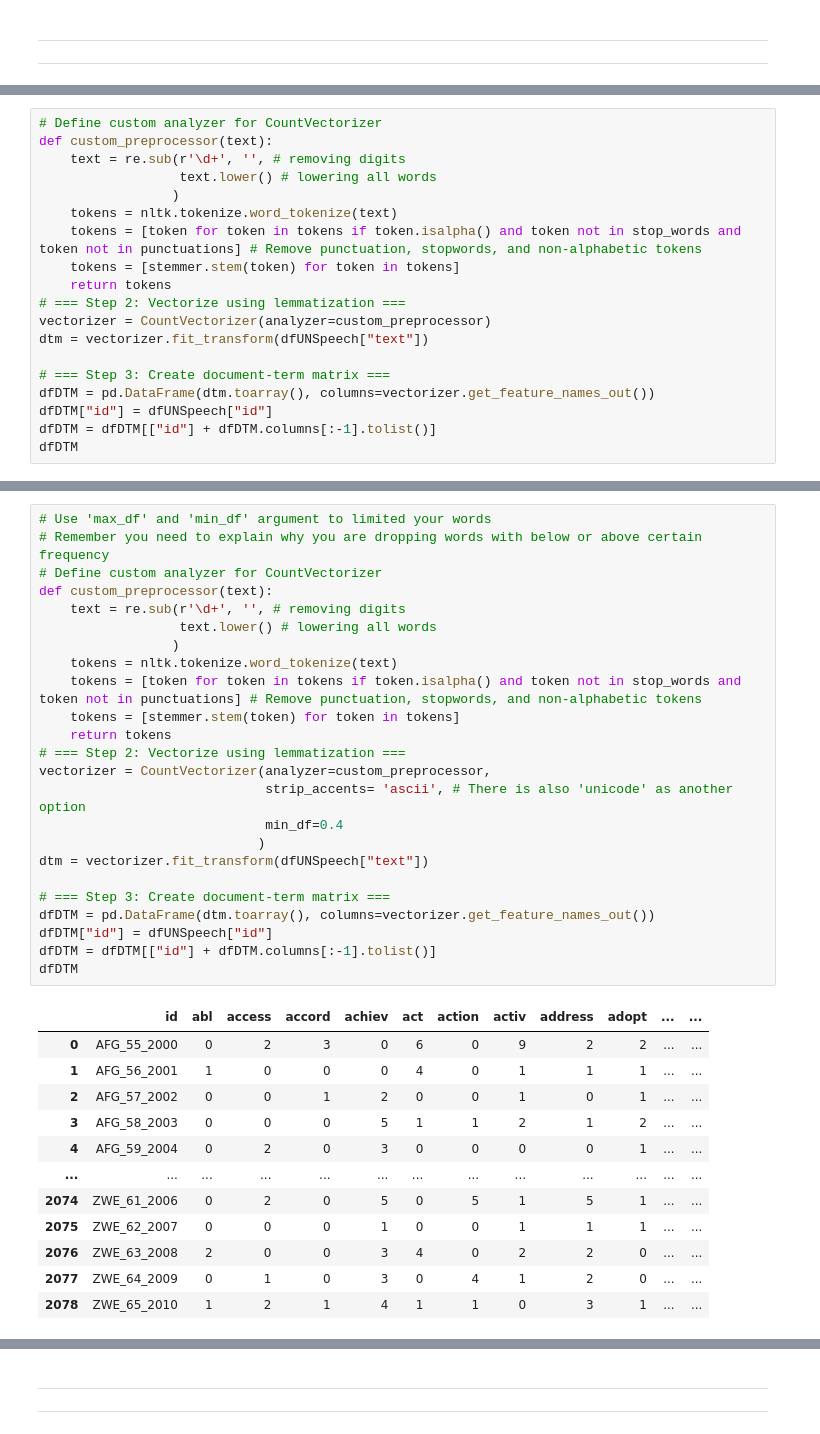
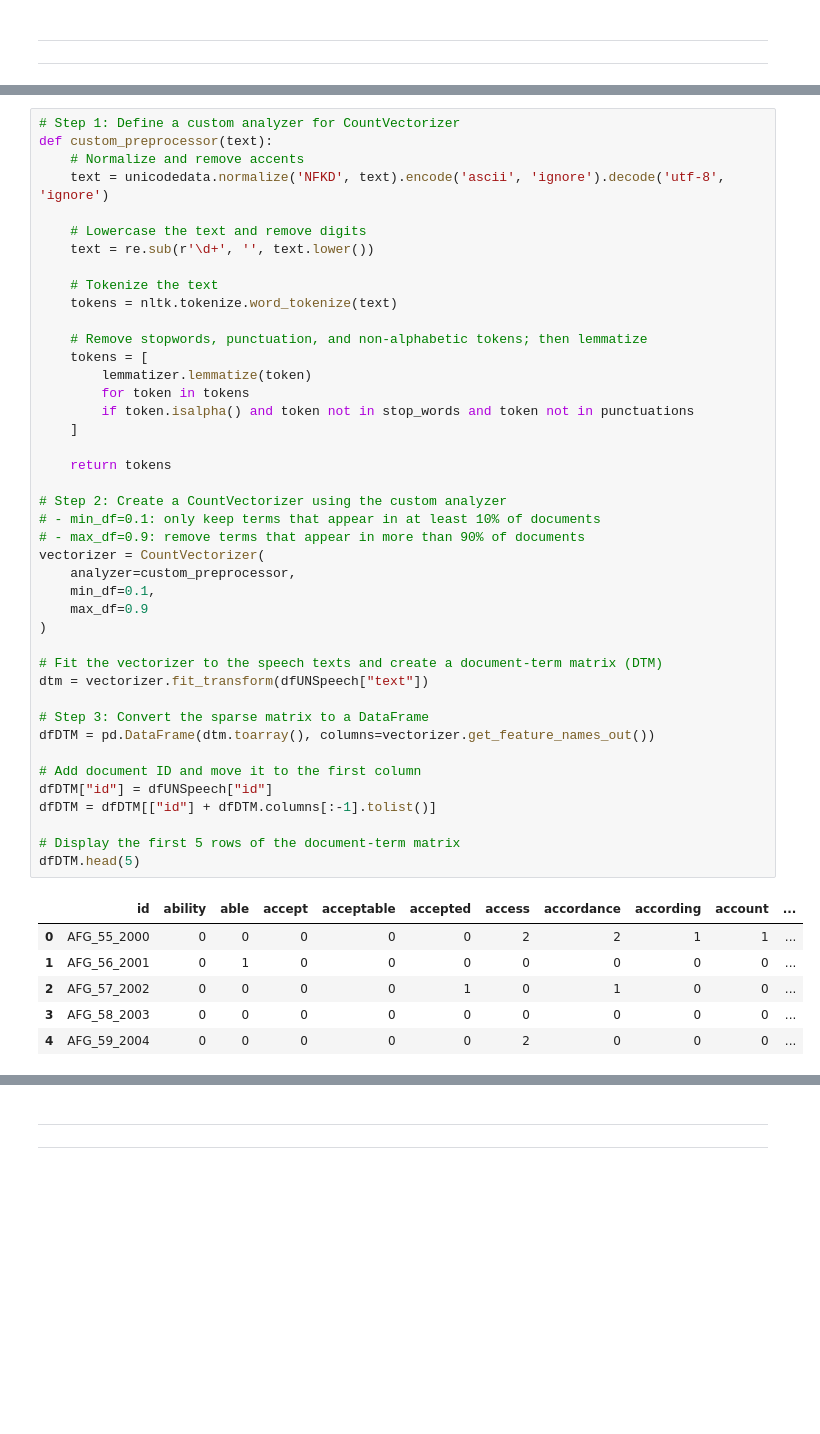
Before and after one commit to mahdi-khesali/Computational-Methods-for-Social-Scientists, a Jupyter notebook: p4/_python/s2/s2_lecture.ipynb, the cells around one changed output, grey strips where cells are left out. Drawn from its saved outputs; the diff is of its cells as text; blank space fills up the shorter version.

```diff
--- a/p4/_python/s2/s2_lecture.ipynb
+++ b/p4/_python/s2/s2_lecture.ipynb
@@ -231,19 +344,0 @@ dfDTM = dfDTM[["id"] + dfDTM.columns[:-1].tolist()]
-# %%
-# Define custom analyzer for CountVectorizer
-def custom_preprocessor(text):
-    text = re.sub(r'\d+', '', # removing digits
-                  text.lower() # lowering all words
-                 )
-    tokens = nltk.tokenize.word_tokenize(text)
-    tokens = [token for token in tokens if token.isalpha() and token not in stop_words and token not in punctuations] # Remove punctuation, stopwords, and non-alphabetic tokens
-    tokens = [stemmer.stem(token) for token in tokens]
-    return tokens
-# === Step 2: Vectorize using lemmatization ===
-vectorizer = CountVectorizer(analyzer=custom_preprocessor)
-dtm = vectorizer.fit_transform(dfUNSpeech["text"])
-
-# === Step 3: Create document-term matrix ===
-dfDTM = pd.DataFrame(dtm.toarray(), columns=vectorizer.get_feature_names_out())
-dfDTM["id"] = dfUNSpeech["id"]
-dfDTM = dfDTM[["id"] + dfDTM.columns[:-1].tolist()]
-dfDTM
@@ -285,37 +419,49 @@ dfDTM
 # %%
-# Use 'max_df' and 'min_df' argument to limited your words
-# Remember you need to explain why you are dropping words with below or above certain frequency
-# Define custom analyzer for CountVectorizer
+# Step 1: Define a custom analyzer for CountVectorizer
 def custom_preprocessor(text):
-    text = re.sub(r'\d+', '', # removing digits
-                  text.lower() # lowering all words
-                 )
+    # Normalize and remove accents
+    text = unicodedata.normalize('NFKD', text).encode('ascii', 'ignore').decode('utf-8', 'ignore')
+
+    # Lowercase the text and remove digits
+    text = re.sub(r'\d+', '', text.lower())
+
+    # Tokenize the text
     tokens = nltk.tokenize.word_tokenize(text)
-    tokens = [token for token in tokens if token.isalpha() and token not in stop_words and token not in punctuations] # Remove punctuation, stopwords, and non-alphabetic tokens
-    tokens = [stemmer.stem(token) for token in tokens]
+
+    # Remove stopwords, punctuation, and non-alphabetic tokens; then lemmatize
+    tokens = [
+        lemmatizer.lemmatize(token)
+        for token in tokens
+        if token.isalpha() and token not in stop_words and token not in punctuations
+    ]
+
     return tokens
-# === Step 2: Vectorize using lemmatization ===
-vectorizer = CountVectorizer(analyzer=custom_preprocessor,
-                             strip_accents= 'ascii', # There is also 'unicode' as another option
-                             min_df=0.4
-                            )
+
+# Step 2: Create a CountVectorizer using the custom analyzer
+# - min_df=0.1: only keep terms that appear in at least 10% of documents
+# - max_df=0.9: remove terms that appear in more than 90% of documents
+vectorizer = CountVectorizer(
+    analyzer=custom_preprocessor,
+    min_df=0.1,
+    max_df=0.9
+)
+
+# Fit the vectorizer to the speech texts and create a document-term matrix (DTM)
 dtm = vectorizer.fit_transform(dfUNSpeech["text"])
 
-# === Step 3: Create document-term matrix ===
+# Step 3: Convert the sparse matrix to a DataFrame
 dfDTM = pd.DataFrame(dtm.toarray(), columns=vectorizer.get_feature_names_out())
+
+# Add document ID and move it to the first column
 dfDTM["id"] = dfUNSpeech["id"]
 dfDTM = dfDTM[["id"] + dfDTM.columns[:-1].tolist()]
-dfDTM
+
+# Display the first 5 rows of the document-term matrix
+dfDTM.head(5)
 # %% [output]
-|  | id | abl | access | accord | achiev | act | action | activ | address | adopt | ... | ... |
-| 0 | AFG_55_2000 | 0 | 2 | 3 | 0 | 6 | 0 | 9 | 2 | 2 | ... | ... |
-| 1 | AFG_56_2001 | 1 | 0 | 0 | 0 | 4 | 0 | 1 | 1 | 1 | ... | ... |
-| 2 | AFG_57_2002 | 0 | 0 | 1 | 2 | 0 | 0 | 1 | 0 | 1 | ... | ... |
-| 3 | AFG_58_2003 | 0 | 0 | 0 | 5 | 1 | 1 | 2 | 1 | 2 | ... | ... |
-| 4 | AFG_59_2004 | 0 | 2 | 0 | 3 | 0 | 0 | 0 | 0 | 1 | ... | ... |
-| ... | ... | ... | ... | ... | ... | ... | ... | ... | ... | ... | ... | ... |
-| 2074 | ZWE_61_2006 | 0 | 2 | 0 | 5 | 0 | 5 | 1 | 5 | 1 | ... | ... |
-| 2075 | ZWE_62_2007 | 0 | 0 | 0 | 1 | 0 | 0 | 1 | 1 | 1 | ... | ... |
-| 2076 | ZWE_63_2008 | 2 | 0 | 0 | 3 | 4 | 0 | 2 | 2 | 0 | ... | ... |
-| 2077 | ZWE_64_2009 | 0 | 1 | 0 | 3 | 0 | 4 | 1 | 2 | 0 | ... | ... |
-| 2078 | ZWE_65_2010 | 1 | 2 | 1 | 4 | 1 | 1 | 0 | 3 | 1 | ... | ... |
+|  | id | ability | able | accept | acceptable | accepted | access | accordance | according | account | ... |
+| 0 | AFG_55_2000 | 0 | 0 | 0 | 0 | 0 | 2 | 2 | 1 | 1 | ... |
+| 1 | AFG_56_2001 | 0 | 1 | 0 | 0 | 0 | 0 | 0 | 0 | 0 | ... |
+| 2 | AFG_57_2002 | 0 | 0 | 0 | 0 | 1 | 0 | 1 | 0 | 0 | ... |
+| 3 | AFG_58_2003 | 0 | 0 | 0 | 0 | 0 | 0 | 0 | 0 | 0 | ... |
+| 4 | AFG_59_2004 | 0 | 0 | 0 | 0 | 0 | 2 | 0 | 0 | 0 | ... |
```
Also changed, not shown: parts of 52 cells of this notebook, 2 other files.
